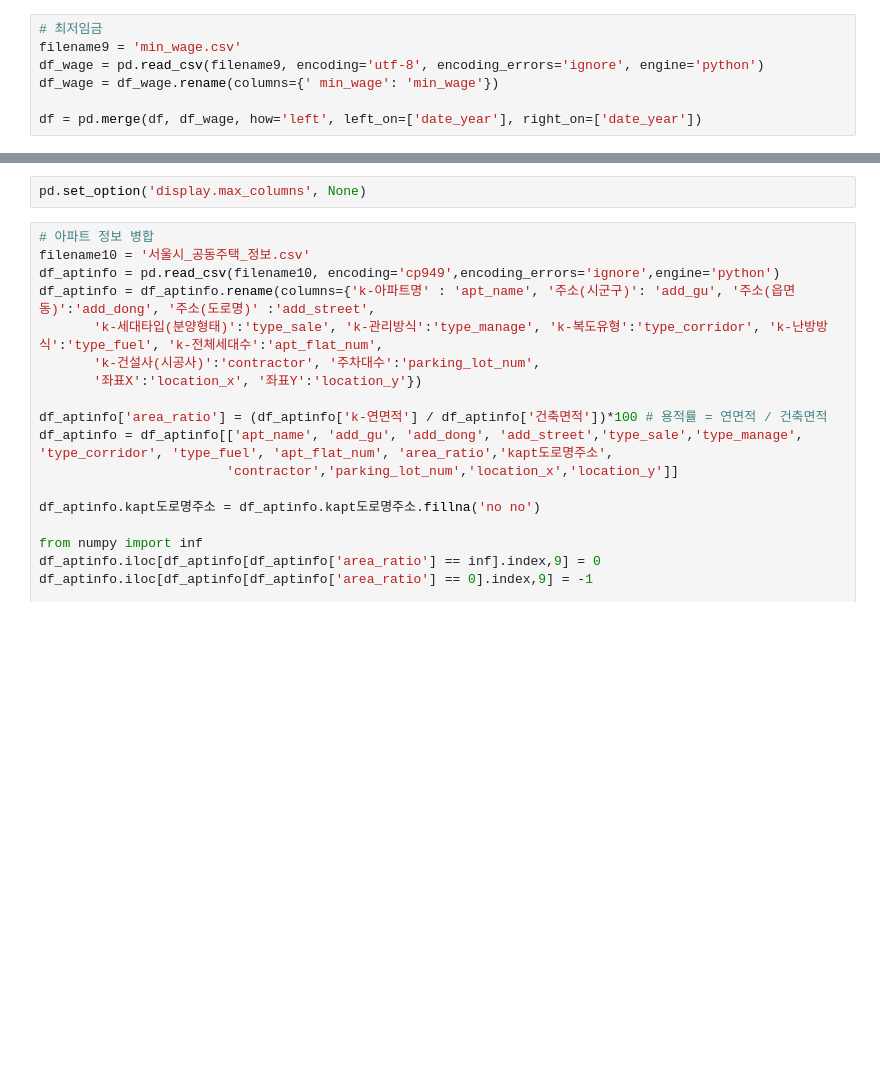
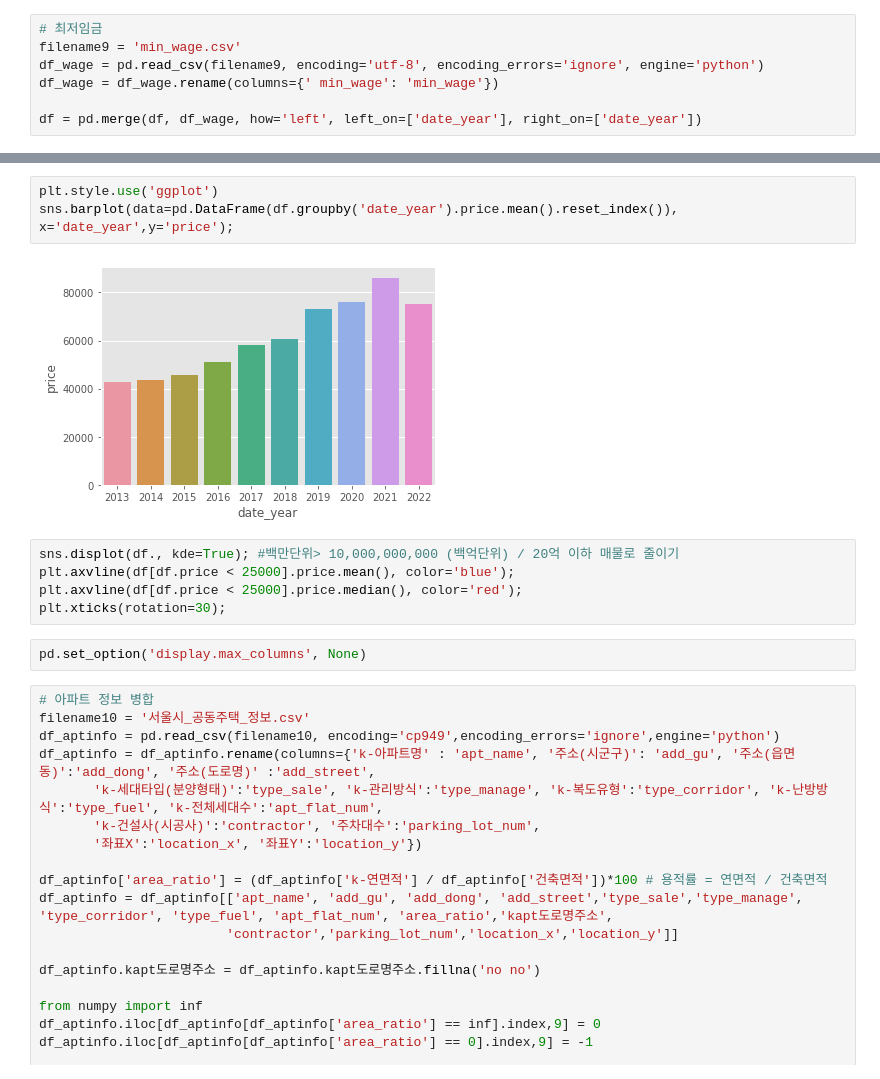
Before and after one commit to Jesimsim/ds-section2-project, a Jupyter notebook: section2_project_practice.ipynb, the cells around one changed output, grey strips where cells are left out. Cells and saved outputs as stored; diff of their text form; blank space fills up the shorter version.

```diff
--- a/section2_project_practice.ipynb
+++ b/section2_project_practice.ipynb
@@ -947,3 +1008,13 @@ df[df.price > 200000].price.count()
+# %%
+plt.style.use('ggplot')
+sns.barplot(data=pd.DataFrame(df.groupby('date_year').price.mean().reset_index()), x='date_year',y='price');
+# %% [output]
+[figure, added]
+# %%
+sns.displot(df., kde=True); #백만단위> 10,000,000,000 (백억단위) / 20억 이하 매물로 줄이기
+plt.axvline(df[df.price < 25000].price.mean(), color='blue');
+plt.axvline(df[df.price < 25000].price.median(), color='red');
+plt.xticks(rotation=30);
 # %%
 pd.set_option('display.max_columns', None)
 # %%
```
Also changed, not shown: parts of 46 cells of this notebook.
